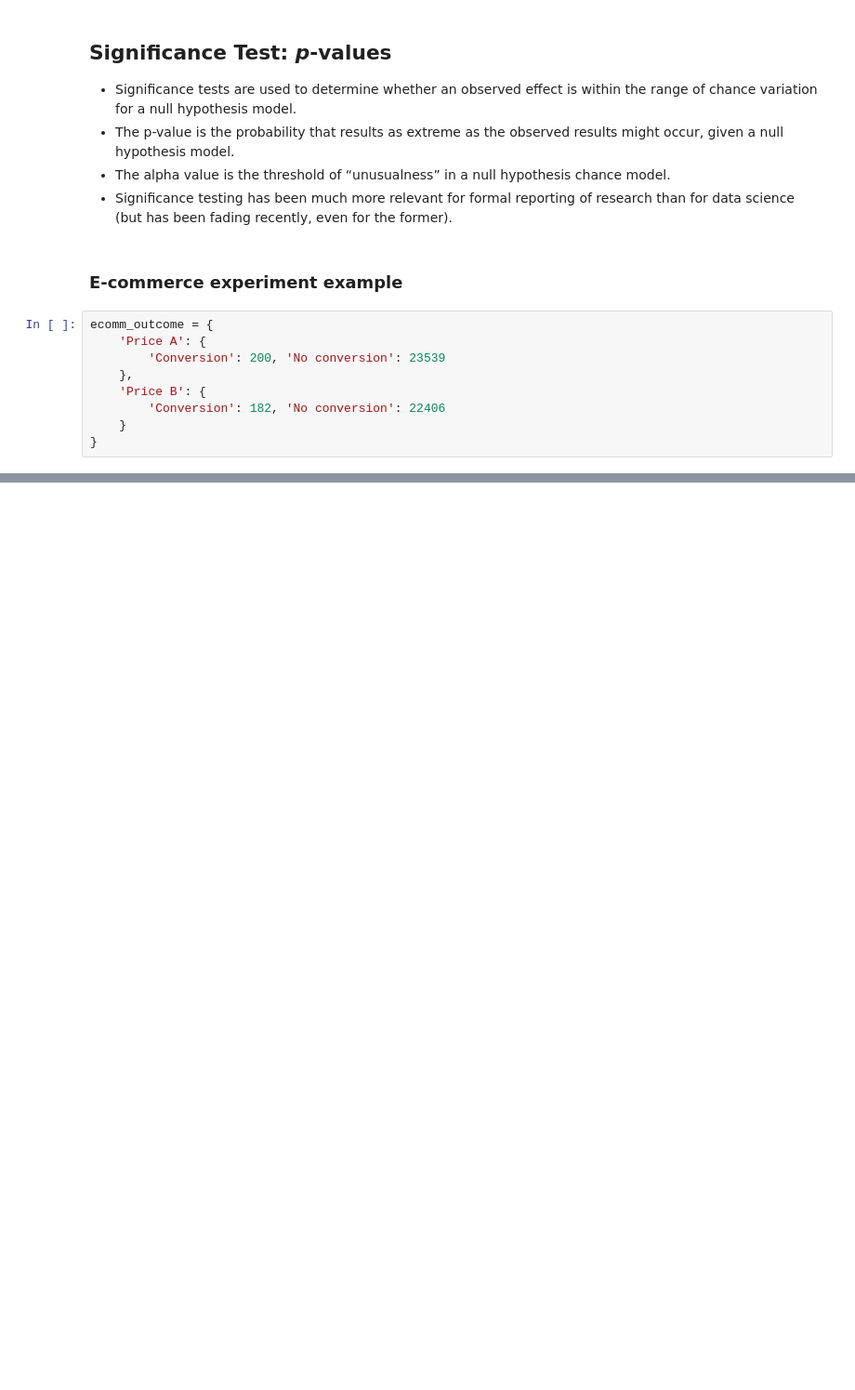
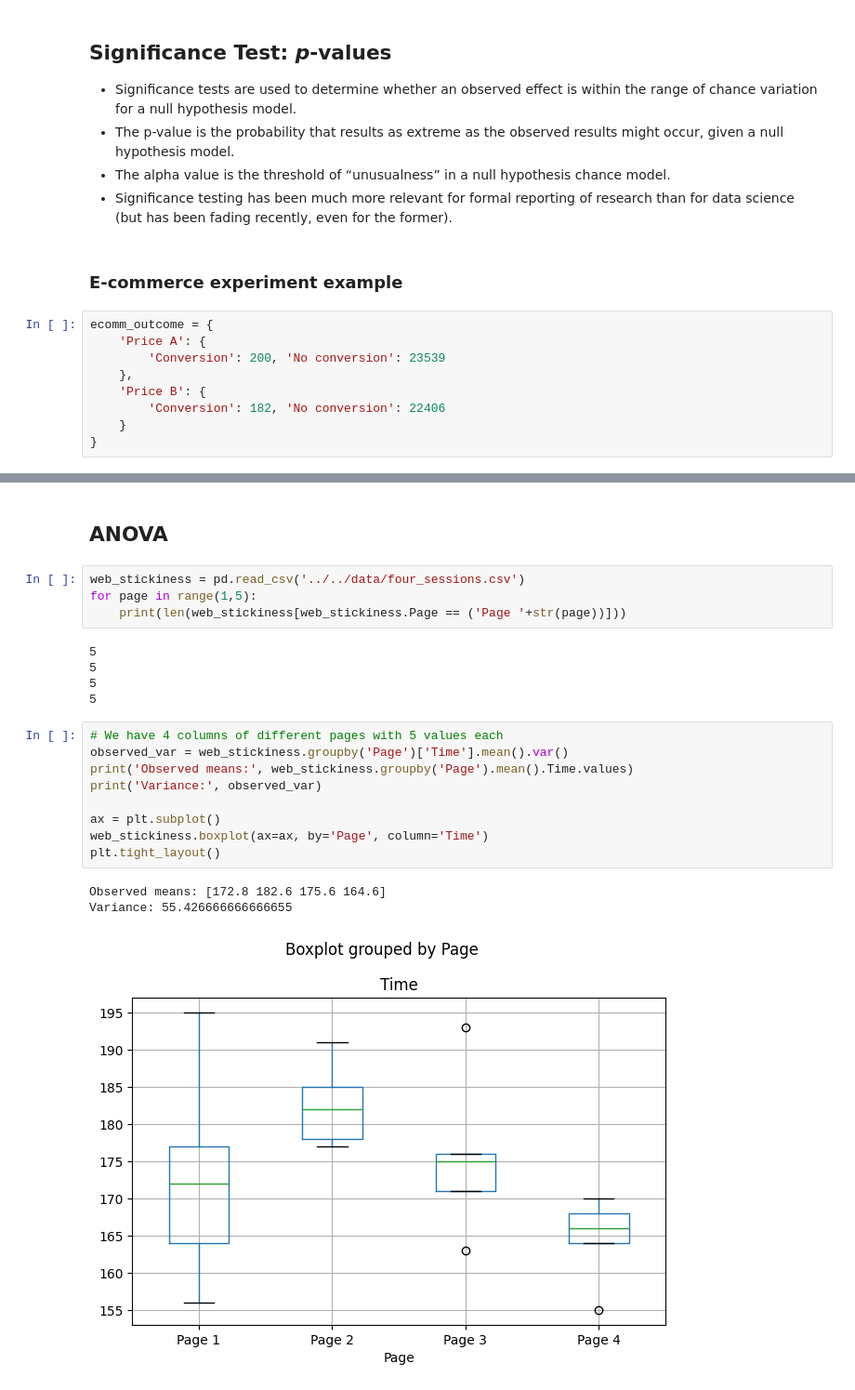
Before and after one commit to matuneville/practical-statistics-book, a Jupyter notebook: src/03-Stat_Experiments_&_Significance_Testing/chapter_03_py.ipynb, the cells around one changed output, grey strips where cells are left out. Shown at 93% size. Saved outputs shown, nothing was run; the diff lists cells and outputs as text; blank space fills up the shorter version.

```diff
--- a/src/03-Stat_Experiments_&_Significance_Testing/chapter_03_py.ipynb
+++ b/src/03-Stat_Experiments_&_Significance_Testing/chapter_03_py.ipynb
@@ -161,0 +181,24 @@ Taking a 0.05 threshold value (_alpha_), our _p_-value was greater, and we canno
+# %% [markdown]
+## ANOVA
+# %%
+web_stickiness = pd.read_csv('../../data/four_sessions.csv')
+for page in range(1,5):
+    print(len(web_stickiness[web_stickiness.Page == ('Page '+str(page))]))
+# %% [output]
+5
+5
+5
+5
+# %%
+# We have 4 columns of different pages with 5 values each
+observed_var = web_stickiness.groupby('Page')['Time'].mean().var()
+print('Observed means:', web_stickiness.groupby('Page').mean().Time.values)
+print('Variance:', observed_var)
+
+ax = plt.subplot()
+web_stickiness.boxplot(ax=ax, by='Page', column='Time')
+plt.tight_layout()
+# %% [output]
+Observed means: [172.8 182.6 175.6 164.6]
+Variance: 55.426666666666655
+[figure, added]
```
Also changed, not shown: parts of 26 cells of this notebook.
